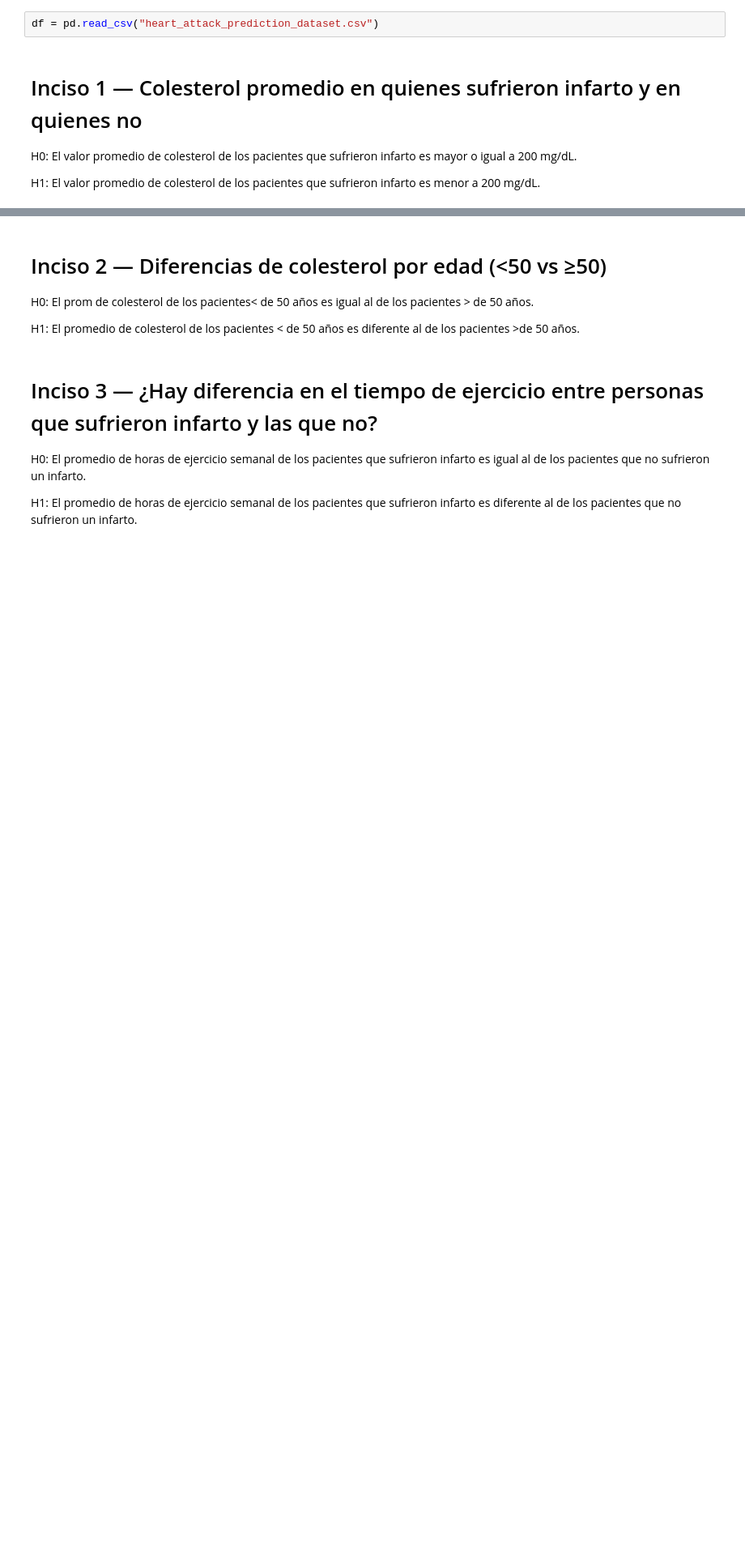
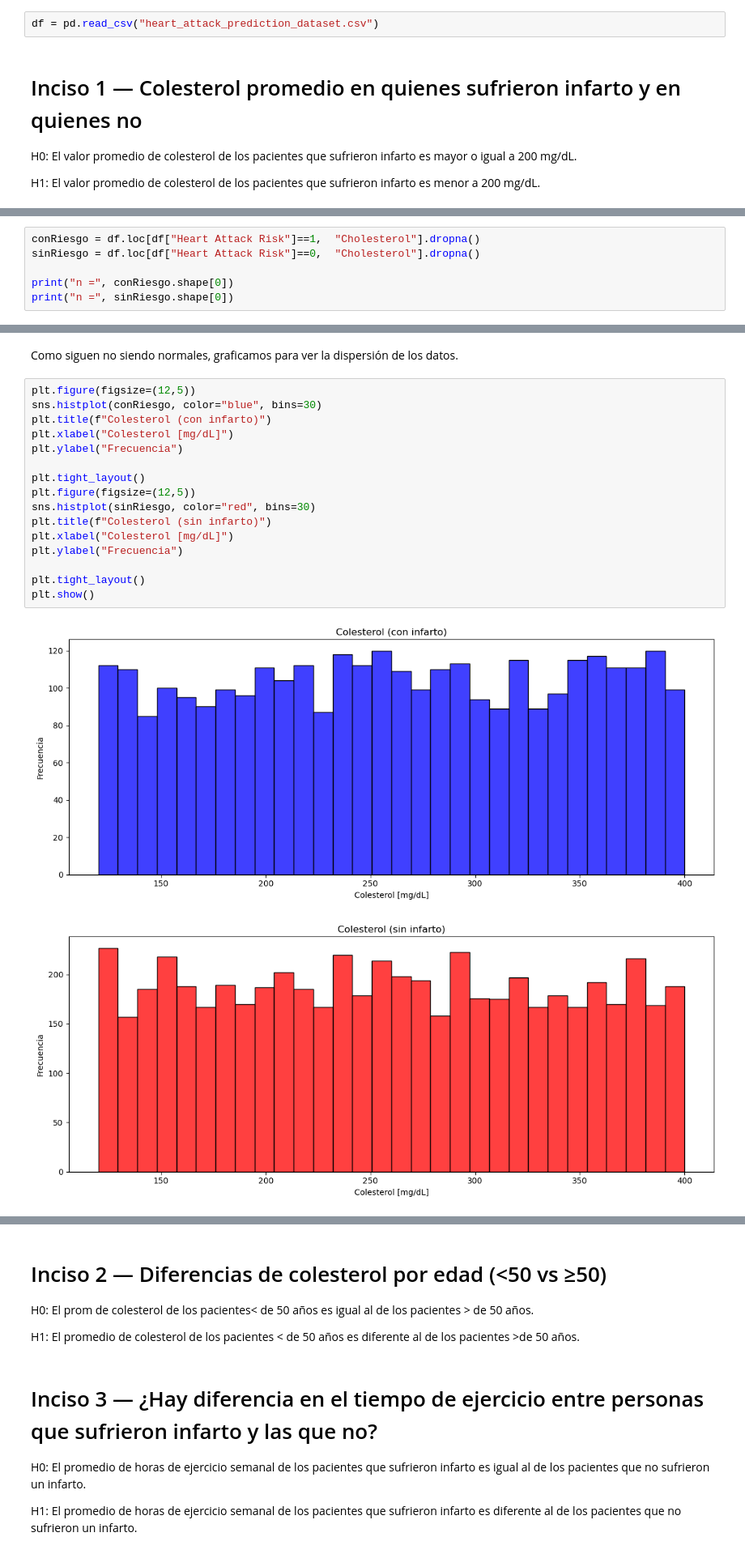
Before and after one commit to SofiaMarcano/Q2PYE, a Jupyter notebook: Q2.ipynb, the cells around one changed output, grey strips where cells are left out. Shown at 81% size. Saved outputs shown, nothing was run; the diff lists cells and outputs as text; blank space fills up the shorter version.

```diff
--- a/Q2.ipynb
+++ b/Q2.ipynb
@@ -55,0 +78,6 @@ H1: El valor promedio de colesterol de los pacientes que sufrieron infarto es me
+# %%
+conRiesgo = df.loc[df["Heart Attack Risk"]==1,  "Cholesterol"].dropna()
+sinRiesgo = df.loc[df["Heart Attack Risk"]==0,  "Cholesterol"].dropna()
+
+print("n =", conRiesgo.shape[0])
+print("n =", sinRiesgo.shape[0])
@@ -55,0 +121,21 @@ H1: El valor promedio de colesterol de los pacientes que sufrieron infarto es me
+# %% [markdown]
+Como siguen no siendo normales, graficamos para ver la dispersión de los datos.
+# %%
+plt.figure(figsize=(12,5))
+sns.histplot(conRiesgo, color="blue", bins=30)
+plt.title(f"Colesterol (con infarto)")
+plt.xlabel("Colesterol [mg/dL]")
+plt.ylabel("Frecuencia")
+
+plt.tight_layout()
+plt.figure(figsize=(12,5))
+sns.histplot(sinRiesgo, color="red", bins=30)
+plt.title(f"Colesterol (sin infarto)")
+plt.xlabel("Colesterol [mg/dL]")
+plt.ylabel("Frecuencia")
+
+plt.tight_layout()
+plt.show()
+# %% [output]
+[figure, added]
+[figure, added]
```
Also changed, not shown: parts of 14 cells of this notebook, 1 other file.
